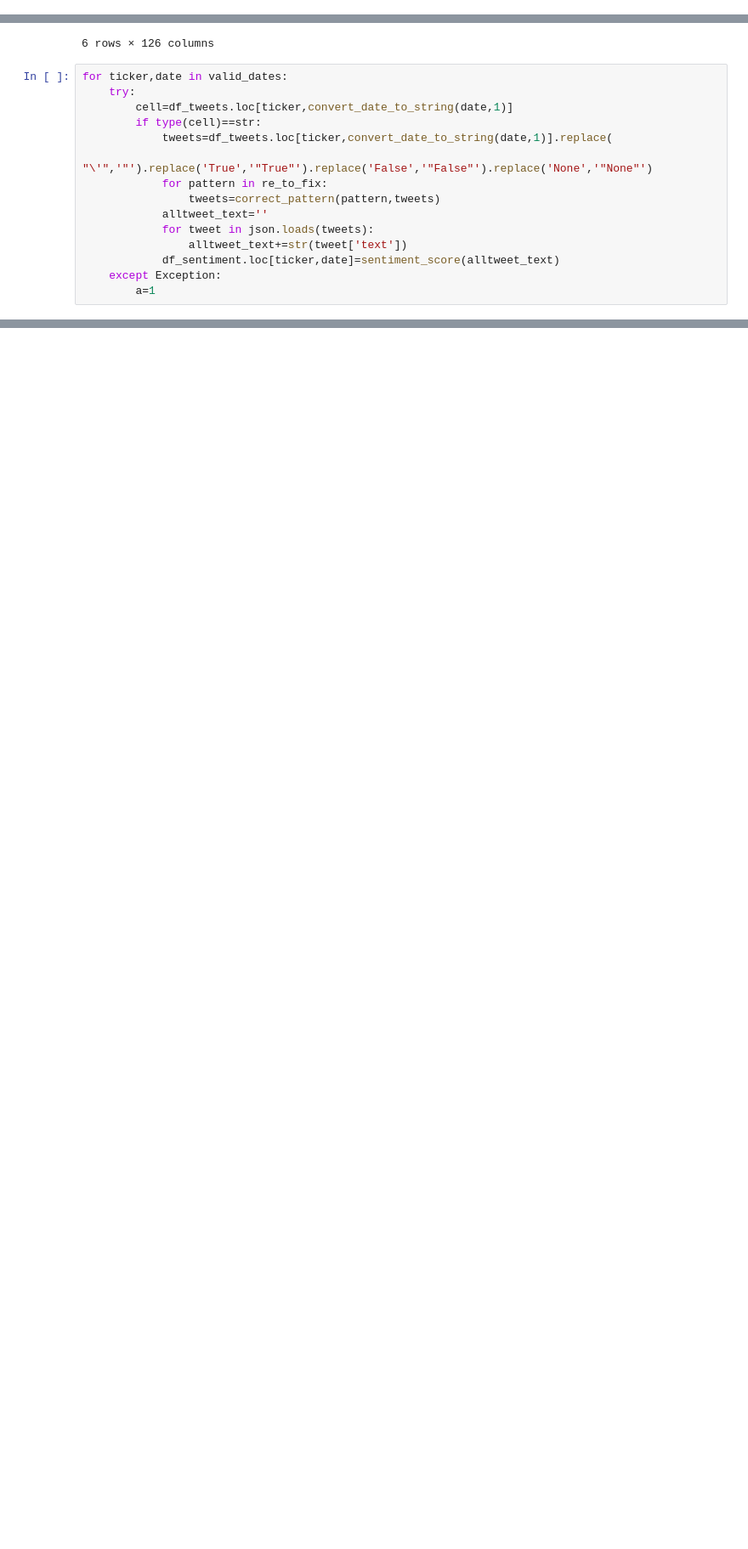
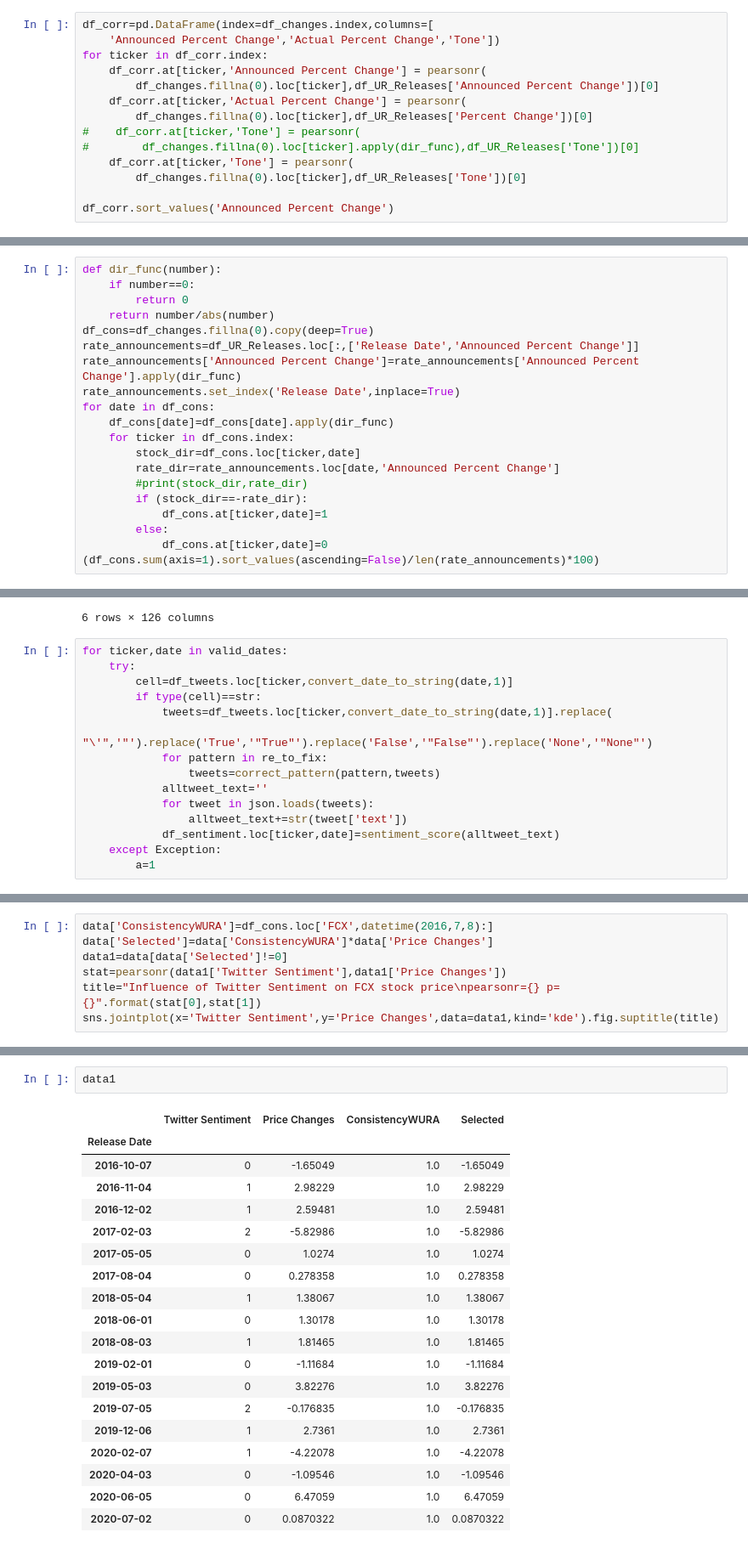
Before and after one commit to flbyrne/EISentiMent-DataSourceExploration, a Jupyter notebook: EISentiMent.ipynb, the cells around one changed output, grey strips where cells are left out. Shown: that part at 85% size. Saved outputs shown, nothing was run; the diff lists cells and outputs as text; blank space fills up the shorter version.

```diff
--- a/EISentiMent.ipynb
+++ b/EISentiMent.ipynb
@@ -330,0 +379,14 @@ df_changes.head()
+# %%
+df_corr=pd.DataFrame(index=df_changes.index,columns=[
+    'Announced Percent Change','Actual Percent Change','Tone'])
+for ticker in df_corr.index:
+    df_corr.at[ticker,'Announced Percent Change'] = pearsonr(
+        df_changes.fillna(0).loc[ticker],df_UR_Releases['Announced Percent Change'])[0]
+    df_corr.at[ticker,'Actual Percent Change'] = pearsonr(
+        df_changes.fillna(0).loc[ticker],df_UR_Releases['Percent Change'])[0]
+#    df_corr.at[ticker,'Tone'] = pearsonr(
+#        df_changes.fillna(0).loc[ticker].apply(dir_func),df_UR_Releases['Tone'])[0]
+    df_corr.at[ticker,'Tone'] = pearsonr(
+        df_changes.fillna(0).loc[ticker],df_UR_Releases['Tone'])[0]
+
+df_corr.sort_values('Announced Percent Change')
@@ -330,0 +441,20 @@ df_changes.head()
+# %%
+def dir_func(number):
+    if number==0:
+        return 0
+    return number/abs(number)
+df_cons=df_changes.fillna(0).copy(deep=True)
+rate_announcements=df_UR_Releases.loc[:,['Release Date','Announced Percent Change']]
+rate_announcements['Announced Percent Change']=rate_announcements['Announced Percent Change'].apply(dir_func)
+rate_announcements.set_index('Release Date',inplace=True)
+for date in df_cons:
+    df_cons[date]=df_cons[date].apply(dir_func)
+    for ticker in df_cons.index:
+        stock_dir=df_cons.loc[ticker,date]
+        rate_dir=rate_announcements.loc[date,'Announced Percent Change']
+        #print(stock_dir,rate_dir)
+        if (stock_dir==-rate_dir):
+            df_cons.at[ticker,date]=1
+        else:
+            df_cons.at[ticker,date]=0
+(df_cons.sum(axis=1).sort_values(ascending=False)/len(rate_announcements)*100)
@@ -618,0 +782,7 @@ pearsonr(data['Twitter Sentiment'],data['Price Changes'])
+# %%
+data['ConsistencyWURA']=df_cons.loc['FCX',datetime(2016,7,8):]
+data['Selected']=data['ConsistencyWURA']*data['Price Changes']
+data1=data[data['Selected']!=0]
+stat=pearsonr(data1['Twitter Sentiment'],data1['Price Changes'])
+title="Influence of Twitter Sentiment on FCX stock price\npearsonr={} p={}".format(stat[0],stat[1])
+sns.jointplot(x='Twitter Sentiment',y='Price Changes',data=data1,kind='kde').fig.suptitle(title)
@@ -619,3 +793,25 @@ pearsonr(data['Twitter Sentiment'],data['Price Changes'])
+# %%
+data1
+# %% [output]
+|  | Twitter Sentiment | Price Changes | ConsistencyWURA | Selected |
+| Release Date |  |  |  |  |
+| 2016-10-07 | 0 | -1.65049 | 1.0 | -1.65049 |
+| 2016-11-04 | 1 | 2.98229 | 1.0 | 2.98229 |
+| 2016-12-02 | 1 | 2.59481 | 1.0 | 2.59481 |
+| 2017-02-03 | 2 | -5.82986 | 1.0 | -5.82986 |
+| 2017-05-05 | 0 | 1.0274 | 1.0 | 1.0274 |
+| 2017-08-04 | 0 | 0.278358 | 1.0 | 0.278358 |
+| 2018-05-04 | 1 | 1.38067 | 1.0 | 1.38067 |
+| 2018-06-01 | 0 | 1.30178 | 1.0 | 1.30178 |
+| 2018-08-03 | 1 | 1.81465 | 1.0 | 1.81465 |
+| 2019-02-01 | 0 | -1.11684 | 1.0 | -1.11684 |
+| 2019-05-03 | 0 | 3.82276 | 1.0 | 3.82276 |
+| 2019-07-05 | 2 | -0.176835 | 1.0 | -0.176835 |
+| 2019-12-06 | 1 | 2.7361 | 1.0 | 2.7361 |
+| 2020-02-07 | 1 | -4.22078 | 1.0 | -4.22078 |
+| 2020-04-03 | 0 | -1.09546 | 1.0 | -1.09546 |
+| 2020-06-05 | 0 | 6.47059 | 1.0 | 6.47059 |
+| 2020-07-02 | 0 | 0.0870322 | 1.0 | 0.0870322 |
 # %% [markdown]
 ### Next Steps:
 
```
Also changed, not shown: parts of 18 cells of this notebook.
